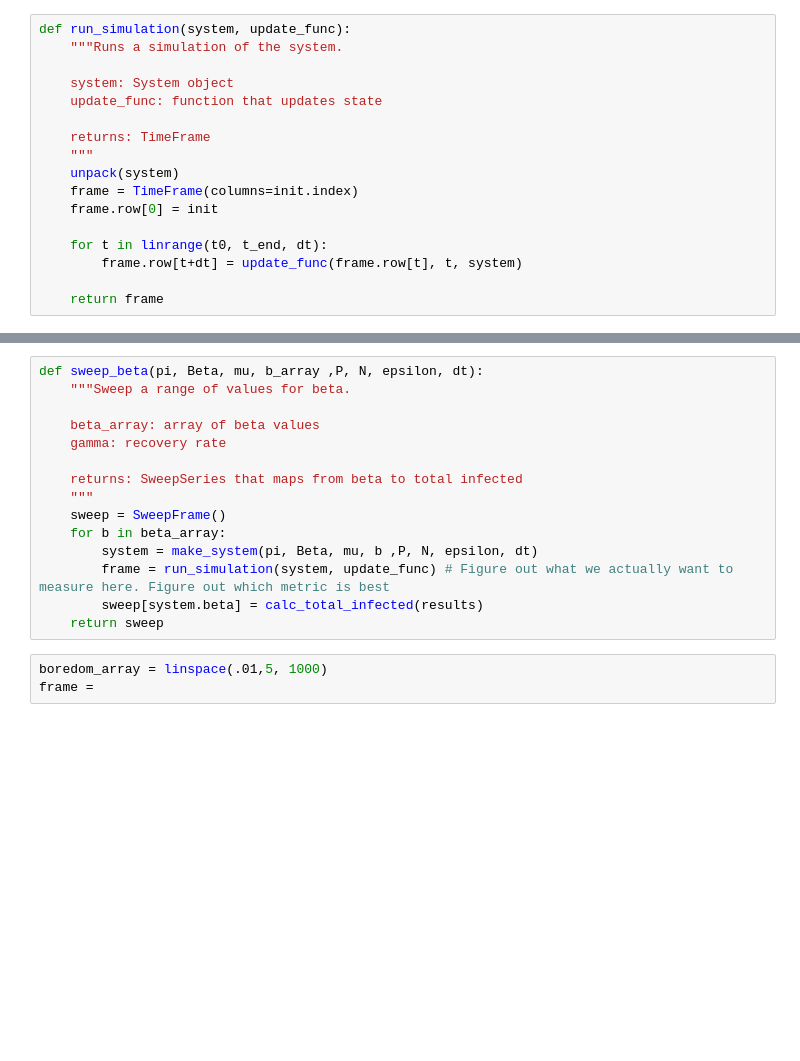
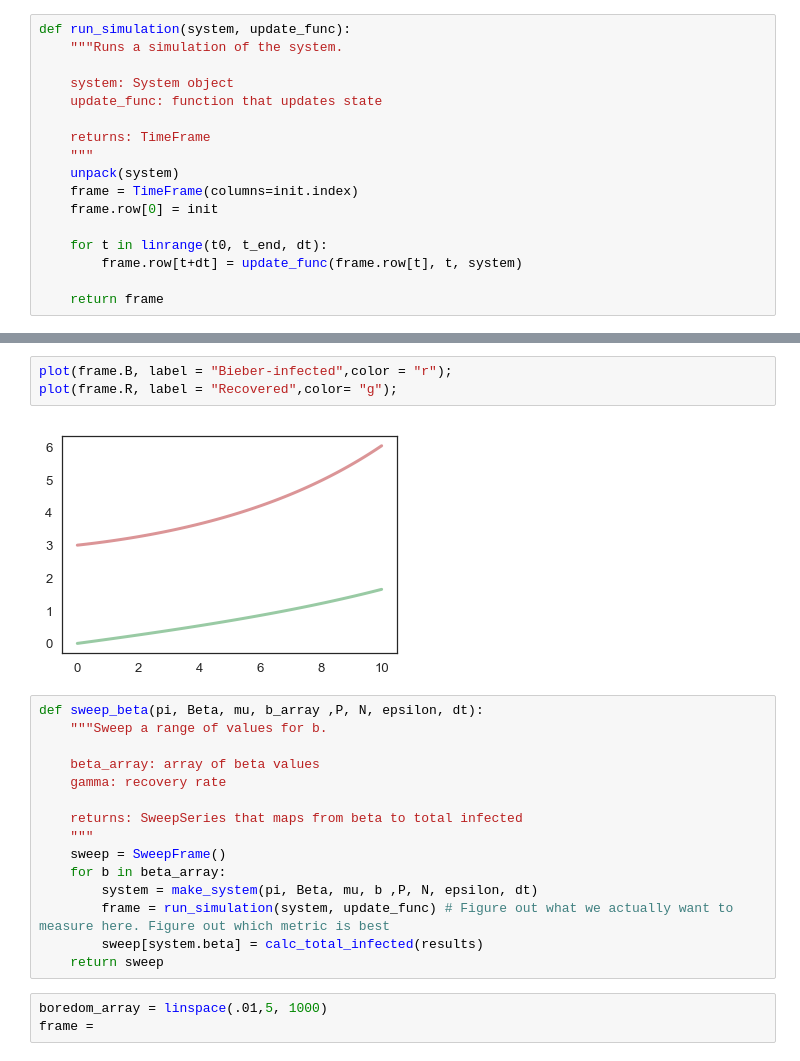
Before and after one commit to mpatil99/modsim-Project2, a Jupyter notebook: Project2.ipynb, the cells around one changed output, grey strips where cells are left out. Saved outputs shown, nothing was run; the diff lists cells and outputs as text; blank space fills up the shorter version.

```diff
--- a/Project2.ipynb
+++ b/Project2.ipynb
@@ -99,6 +134,11 @@ decorate(xlabel = "time ", ylabel = "Population");
+# %%
+plot(frame.B, label = "Bieber-infected",color = "r");
+plot(frame.R, label = "Recovered",color= "g");
+# %% [output]
+[figure, added]
 # %%
 def sweep_beta(pi, Beta, mu, b_array ,P, N, epsilon, dt):
-    """Sweep a range of values for beta.
+    """Sweep a range of values for b.
 
     beta_array: array of beta values
     gamma: recovery rate
```
Also changed, not shown: parts of 4 cells of this notebook.
